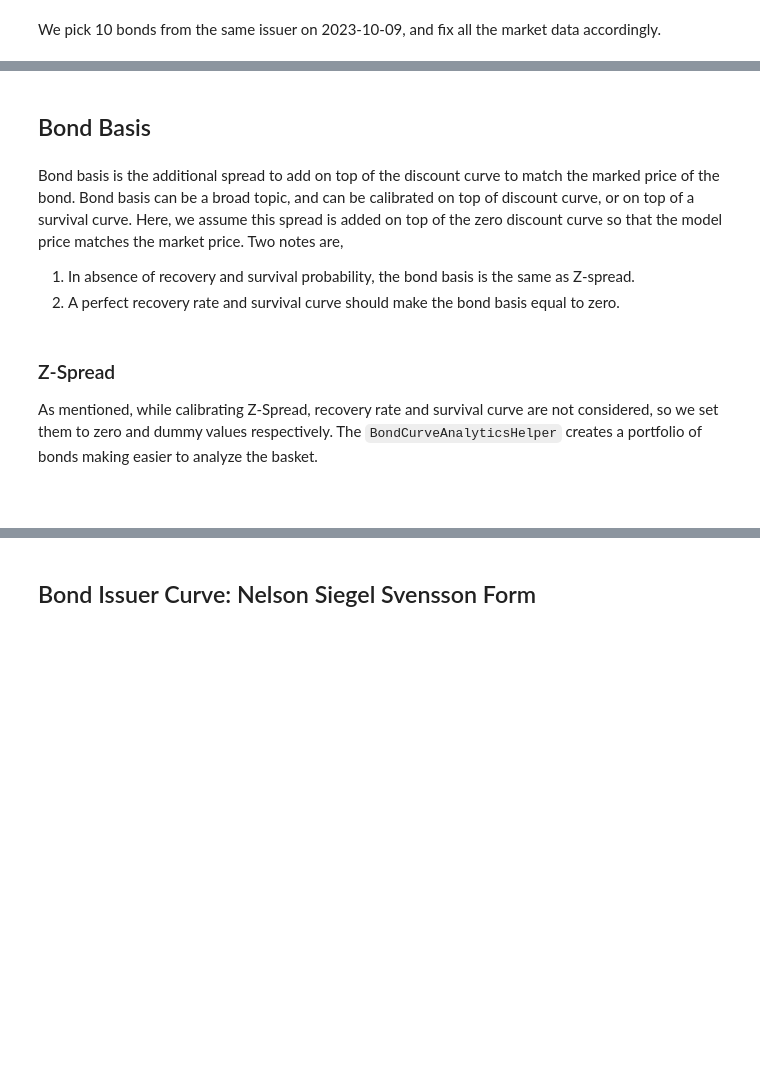
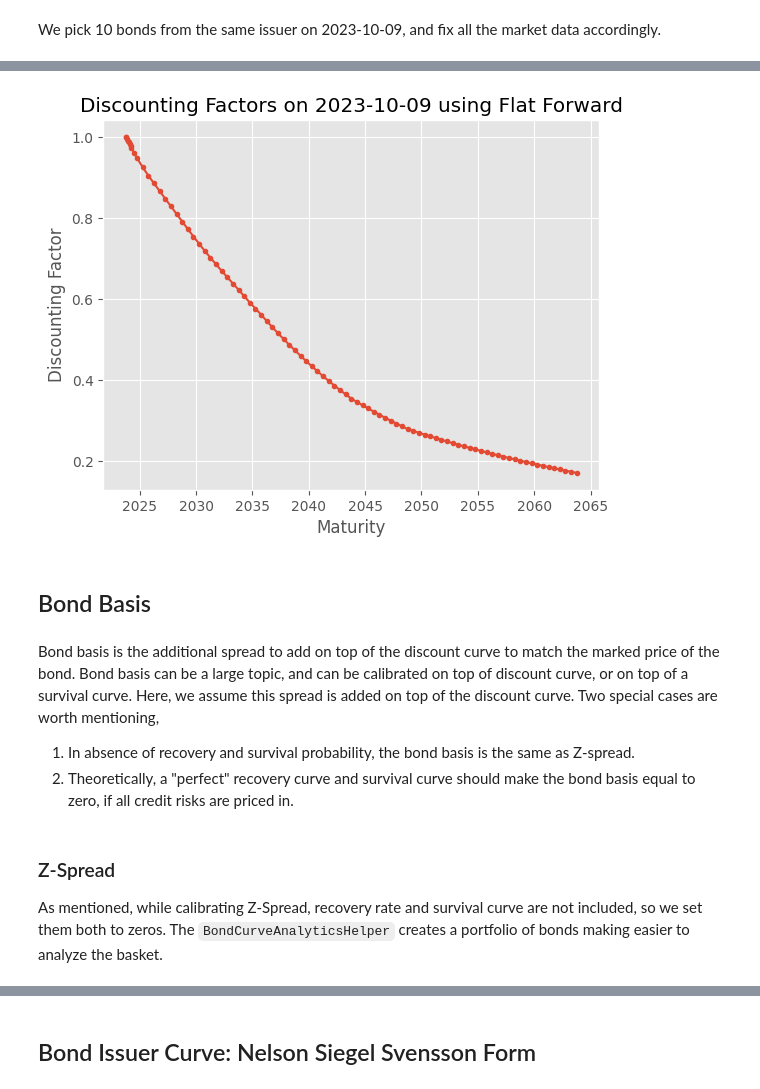
Before and after one commit to YimingZhang07/finpricing, a Jupyter notebook: docs/bond_issuer_curve.ipynb, the cells around one changed output, grey strips where cells are left out. Drawn from its saved outputs; the diff is of its cells as text; code cells hidden in the pictures; blank space fills up the shorter version.

````diff
--- a/docs/bond_issuer_curve.ipynb
+++ b/docs/bond_issuer_curve.ipynb
@@ -56,15 +55,25 @@ plot(discount_curve.dates,
+# %%
+dfs = [ discount_curve.discount(date) for date in discount_curve.dates ]
+isplt.plot(x=discount_curve.dates,
+     y=dfs,
+     title="Discounting Factors on 2023-10-09 using Flat Forward",
+     x_label="Maturity",
+     y_label="Discounting Factor",
+     linestyle='-',
+     marker='.')
+# %% [output]
+[figure, added]
 # %% [markdown]
 ## Bond Basis
 # %% [markdown]
-Bond basis is the additional spread to add on top of the discount curve to match the marked price of the bond. Bond basis can be a broad topic, and can be calibrated on top of discount curve, or on top of a survival curve. Here, we assume this spread is added on top of the zero discount curve so that the model price matches the market price. Two notes are,
+Bond basis is the additional spread to add on top of the discount curve to match the marked price of the bond. Bond basis can be a large topic, and can be calibrated on top of discount curve, or on top of a survival curve. Here, we assume this spread is added on top of the discount curve. Two special cases are worth mentioning,
 
 1. In absence of recovery and survival probability, the bond basis is the same as Z-spread.
-2. A perfect recovery rate and survival curve should make the bond basis equal to zero.
+2. Theoretically, a "perfect" recovery curve and survival curve should make the bond basis equal to zero, if all credit risks are priced in.
 # %% [markdown]
 ### Z-Spread
 
-As mentioned, while calibrating Z-Spread, recovery rate and survival curve are not considered, so we set them to zero and dummy values respectively. The `BondCurveAnalyticsHelper` creates a portfolio of bonds making easier to analyze the basket.
-```
+As mentioned, while calibrating Z-Spread, recovery rate and survival curve are not included, so we set them both to zeros. The `BondCurveAnalyticsHelper` creates a portfolio of bonds making easier to analyze the basket.
 # %%
 analyticsHelper = BondCurveAnalyticsHelper(bonds)
 analyticsHelper.setup(
````
Also changed, not shown: parts of 16 cells of this notebook, 5 other files.
